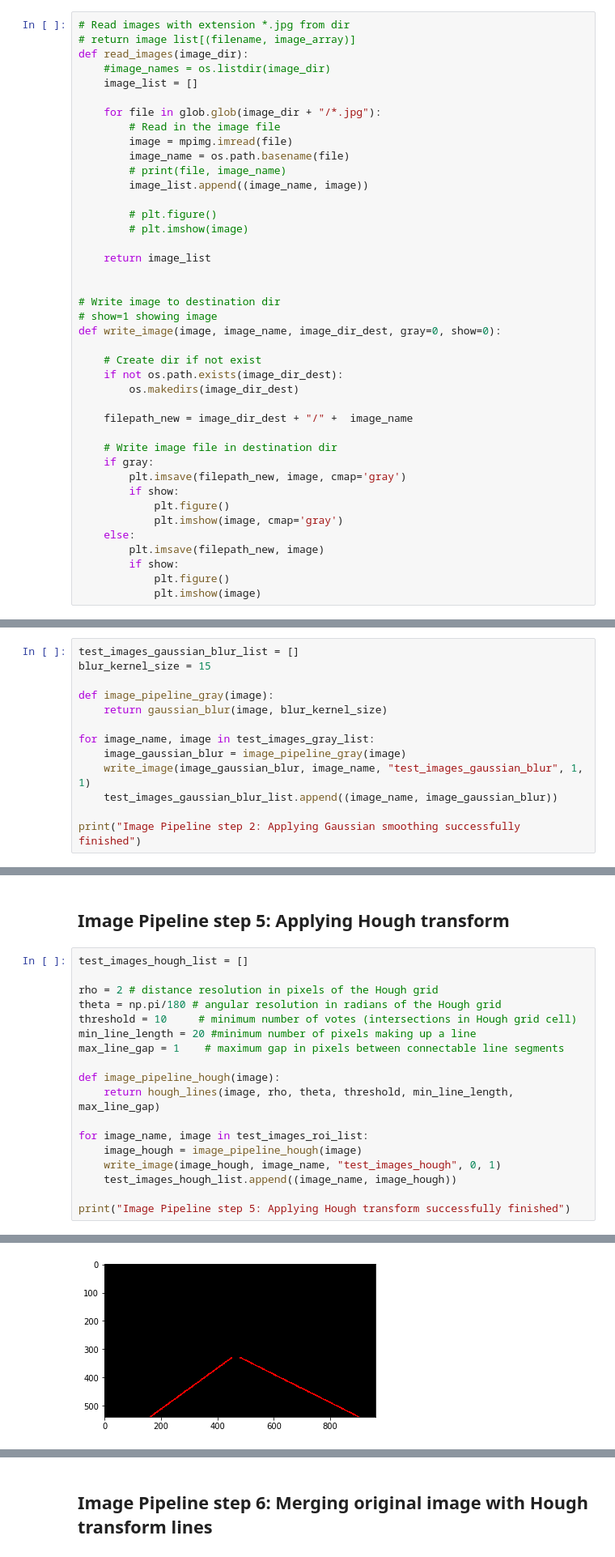
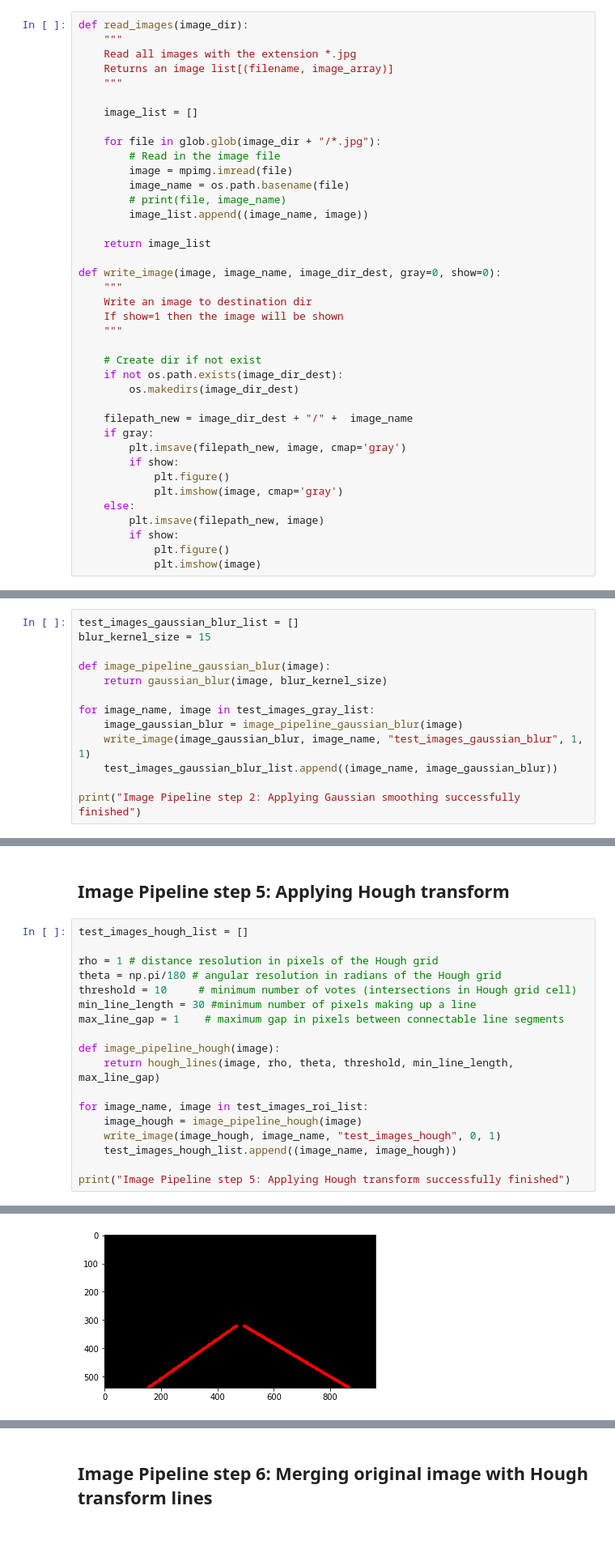
Before and after one commit to SebastianDrynda/CarND-LaneLines-P1, a Jupyter notebook: P1.ipynb, the cells around one changed output, grey strips where cells are left out. Shown at 81% size. Saved outputs shown, nothing was run; the diff lists cells and outputs as text.

```diff
--- a/P1.ipynb
+++ b/P1.ipynb
@@ -250,10 +230,12 @@ def weighted_img(img, initial_img, α=0.8, β=1., γ=0.):
 Build your pipeline to work on the images in the directory "test_images"
 **You should make sure your pipeline works well on these images before you try the videos.**
 # %%
-# Read images with extension *.jpg from dir
-# return image list[(filename, image_array)]
 def read_images(image_dir):
-    #image_names = os.listdir(image_dir)
+    """
+    Read all images with the extension *.jpg
+    Returns an image list[(filename, image_array)]
+    """
+
     image_list = []
 
     for file in glob.glob(image_dir + "/*.jpg"):
@@ -263,23 +245,19 @@ def read_images(image_dir):
         # print(file, image_name)
         image_list.append((image_name, image))
 
-        # plt.figure()
-        # plt.imshow(image)
-
     return image_list
 
-
-# Write image to destination dir
-# show=1 showing image
 def write_image(image, image_name, image_dir_dest, gray=0, show=0):
+    """
+    Write an image to destination dir
+    If show=1 then the image will be shown
+    """
 
     # Create dir if not exist
     if not os.path.exists(image_dir_dest):
         os.makedirs(image_dir_dest)
 
     filepath_new = image_dir_dest + "/" +  image_name
-
-    # Write image file in destination dir
     if gray:
         plt.imsave(filepath_new, image, cmap='gray')
         if show:
@@ -326,11 +304,11 @@ Image Pipeline step 1: Converting images into gray scale successfully finished
 test_images_gaussian_blur_list = []
 blur_kernel_size = 15
 
-def image_pipeline_gray(image):
+def image_pipeline_gaussian_blur(image):
     return gaussian_blur(image, blur_kernel_size)
 
 for image_name, image in test_images_gray_list:
-    image_gaussian_blur = image_pipeline_gray(image)
+    image_gaussian_blur = image_pipeline_gaussian_blur(image)
     write_image(image_gaussian_blur, image_name, "test_images_gaussian_blur", 1, 1)
     test_images_gaussian_blur_list.append((image_name, image_gaussian_blur))
 
@@ -397,21 +375,21 @@ Image Pipeline step 4: Applying Region of Interest successfully finished
 # %%
 test_images_hough_list = []
 
-rho = 2 # distance resolution in pixels of the Hough grid
+rho = 1 # distance resolution in pixels of the Hough grid
 theta = np.pi/180 # angular resolution in radians of the Hough grid
 threshold = 10     # minimum number of votes (intersections in Hough grid cell)
-min_line_length = 20 #minimum number of pixels making up a line
+min_line_length = 30 #minimum number of pixels making up a line
 max_line_gap = 1    # maximum gap in pixels between connectable line segments
 
 def image_pipeline_hough(image):
     return hough_lines(image, rho, theta, threshold, min_line_length, max_line_gap)
 
 for image_name, image in test_images_roi_list:
     image_hough = image_pipeline_hough(image)
     write_image(image_hough, image_name, "test_images_hough", 0, 1)
     test_images_hough_list.append((image_name, image_hough))
 
 print("Image Pipeline step 5: Applying Hough transform successfully finished")
 # %% [output]
 Image Pipeline step 5: Applying Hough transform successfully finished
-[figure, old version]
+[figure, new version]
```
Also changed, not shown: parts of 10 cells of this notebook, 2 other files.
